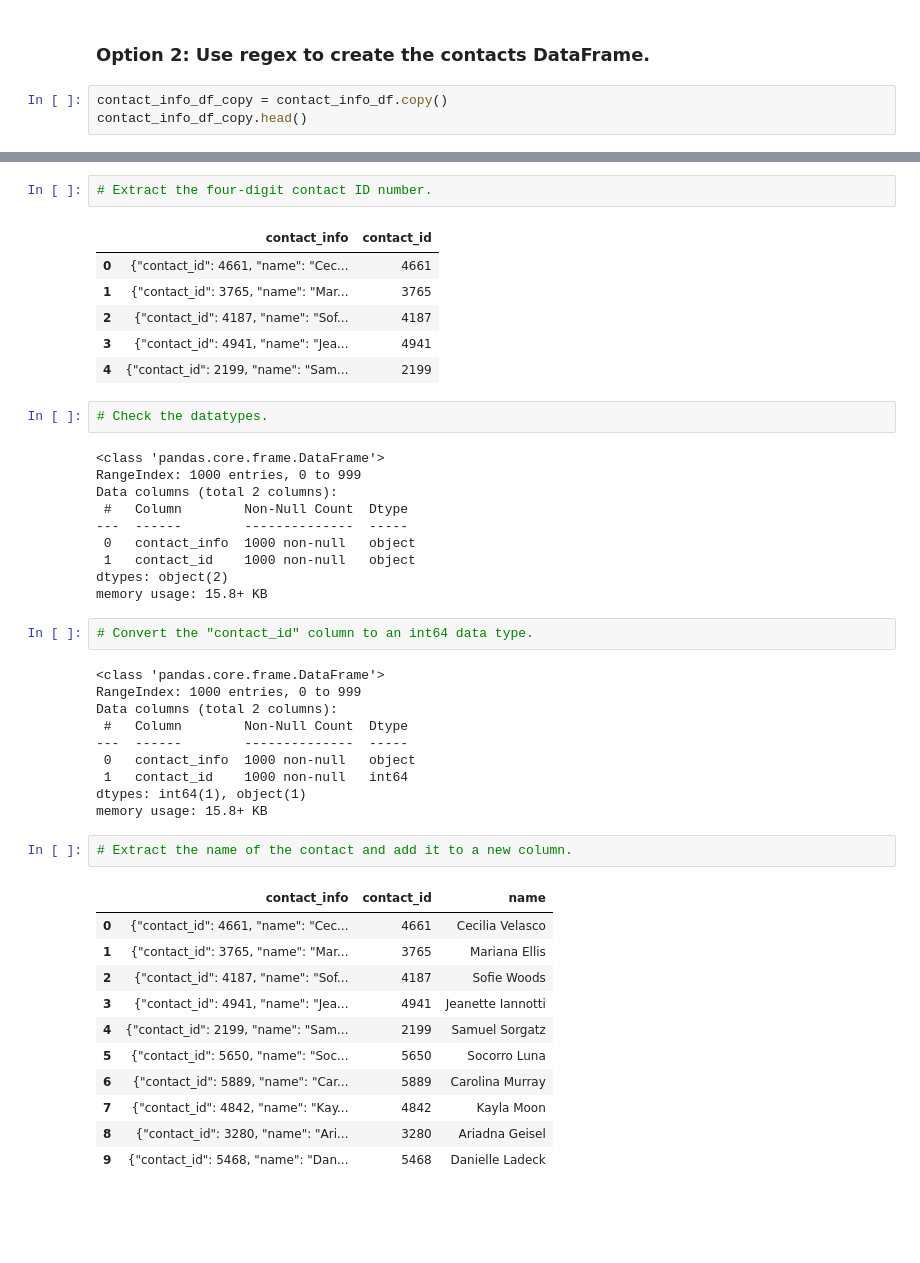
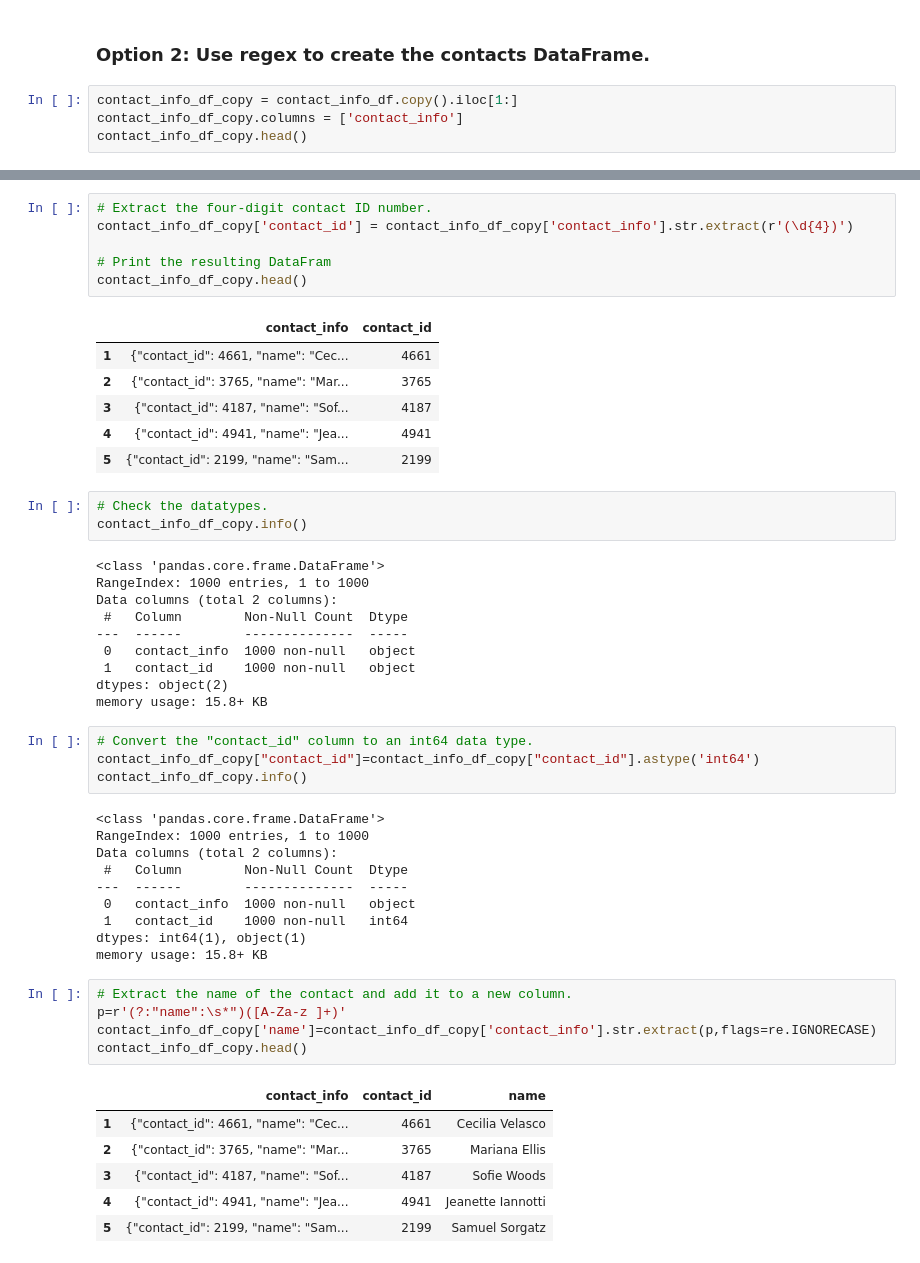
Before and after one commit to Sarah0215/Crowdfunding_ETL, a Jupyter notebook: ETL_Mini_Project.ipynb, the cells around one changed output, grey strips where cells are left out. Drawn from its saved outputs; the diff is of its cells as text; blank space fills up the shorter version.

```diff
--- a/ETL_Mini_Project.ipynb
+++ b/ETL_Mini_Project.ipynb
@@ -410,7 +414,8 @@ contacts_df_clean.to_csv("Resources/contacts.csv", encoding='utf8', index=False)
 # %% [markdown]
 ### Option 2: Use regex to create the contacts DataFrame.
 # %%
-contact_info_df_copy = contact_info_df.copy()
+contact_info_df_copy = contact_info_df.copy().iloc[1:]
+contact_info_df_copy.columns = ['contact_info']
 contact_info_df_copy.head()
 # %% [output]
 |  | contact_info |
@@ -422,17 +427,22 @@ contact_info_df_copy.head()
 # %%
 # Extract the four-digit contact ID number.
+contact_info_df_copy['contact_id'] = contact_info_df_copy['contact_info'].str.extract(r'(\d{4})')
+
+# Print the resulting DataFram
+contact_info_df_copy.head()
 # %% [output]
 |  | contact_info | contact_id |
-| 0 | {"contact_id": 4661, "name": "Cec... | 4661 |
-| 1 | {"contact_id": 3765, "name": "Mar... | 3765 |
-| 2 | {"contact_id": 4187, "name": "Sof... | 4187 |
-| 3 | {"contact_id": 4941, "name": "Jea... | 4941 |
-| 4 | {"contact_id": 2199, "name": "Sam... | 2199 |
+| 1 | {"contact_id": 4661, "name": "Cec... | 4661 |
+| 2 | {"contact_id": 3765, "name": "Mar... | 3765 |
+| 3 | {"contact_id": 4187, "name": "Sof... | 4187 |
+| 4 | {"contact_id": 4941, "name": "Jea... | 4941 |
+| 5 | {"contact_id": 2199, "name": "Sam... | 2199 |
 # %%
 # Check the datatypes.
+contact_info_df_copy.info()
 # %% [output]
 <class 'pandas.core.frame.DataFrame'>
-RangeIndex: 1000 entries, 0 to 999
+RangeIndex: 1000 entries, 1 to 1000
 Data columns (total 2 columns):
  #   Column        Non-Null Count  Dtype
 ---  ------        --------------  -----
@@ -442,9 +452,11 @@ dtypes: object(2)
 memory usage: 15.8+ KB
 # %%
 # Convert the "contact_id" column to an int64 data type.
+contact_info_df_copy["contact_id"]=contact_info_df_copy["contact_id"].astype('int64')
+contact_info_df_copy.info()
 # %% [output]
 <class 'pandas.core.frame.DataFrame'>
-RangeIndex: 1000 entries, 0 to 999
+RangeIndex: 1000 entries, 1 to 1000
 Data columns (total 2 columns):
  #   Column        Non-Null Count  Dtype
 ---  ------        --------------  -----
@@ -454,15 +466,13 @@ dtypes: int64(1), object(1)
 memory usage: 15.8+ KB
 # %%
 # Extract the name of the contact and add it to a new column.
+p=r'(?:"name":\s*")([A-Za-z ]+)'
+contact_info_df_copy['name']=contact_info_df_copy['contact_info'].str.extract(p,flags=re.IGNORECASE)
+contact_info_df_copy.head()
 # %% [output]
 |  | contact_info | contact_id | name |
-| 0 | {"contact_id": 4661, "name": "Cec... | 4661 | Cecilia Velasco |
-| 1 | {"contact_id": 3765, "name": "Mar... | 3765 | Mariana Ellis |
-| 2 | {"contact_id": 4187, "name": "Sof... | 4187 | Sofie Woods |
-| 3 | {"contact_id": 4941, "name": "Jea... | 4941 | Jeanette Iannotti |
-| 4 | {"contact_id": 2199, "name": "Sam... | 2199 | Samuel Sorgatz |
-| 5 | {"contact_id": 5650, "name": "Soc... | 5650 | Socorro Luna |
-| 6 | {"contact_id": 5889, "name": "Car... | 5889 | Carolina Murray |
-| 7 | {"contact_id": 4842, "name": "Kay... | 4842 | Kayla Moon |
-| 8 | {"contact_id": 3280, "name": "Ari... | 3280 | Ariadna Geisel |
-| 9 | {"contact_id": 5468, "name": "Dan... | 5468 | Danielle Ladeck |
+| 1 | {"contact_id": 4661, "name": "Cec... | 4661 | Cecilia Velasco |
+| 2 | {"contact_id": 3765, "name": "Mar... | 3765 | Mariana Ellis |
+| 3 | {"contact_id": 4187, "name": "Sof... | 4187 | Sofie Woods |
+| 4 | {"contact_id": 4941, "name": "Jea... | 4941 | Jeanette Iannotti |
+| 5 | {"contact_id": 2199, "name": "Sam... | 2199 | Samuel Sorgatz |
```
Also changed, not shown: parts of 13 cells of this notebook.
